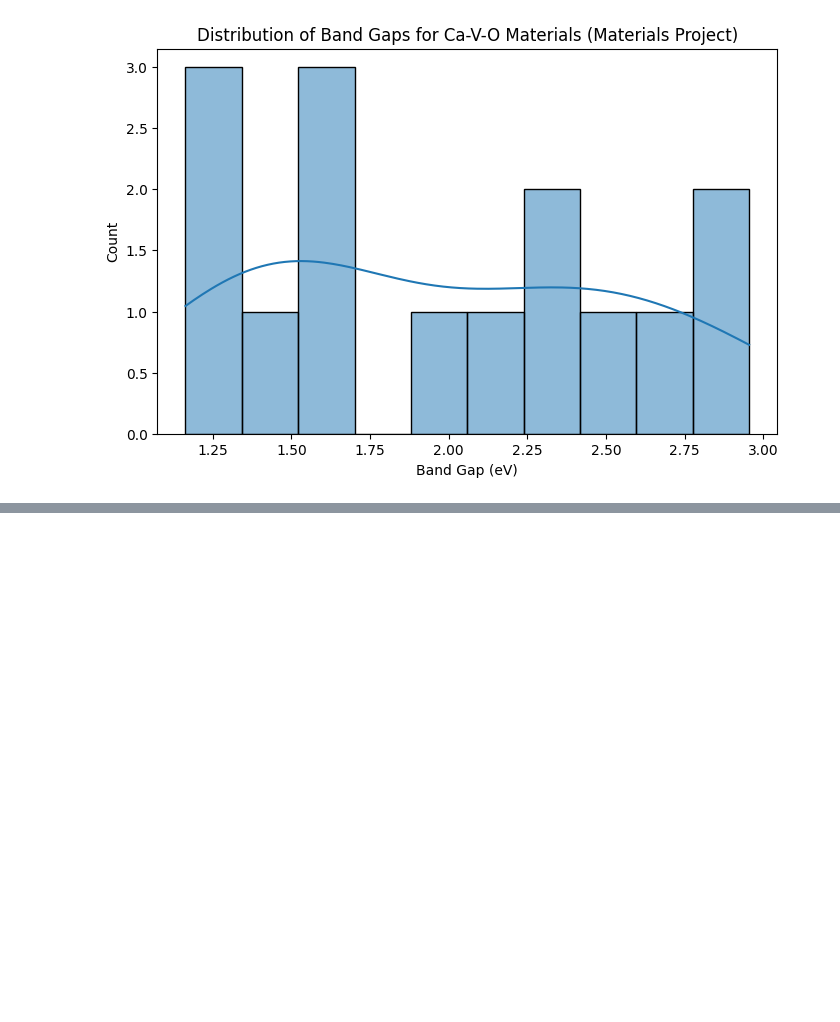
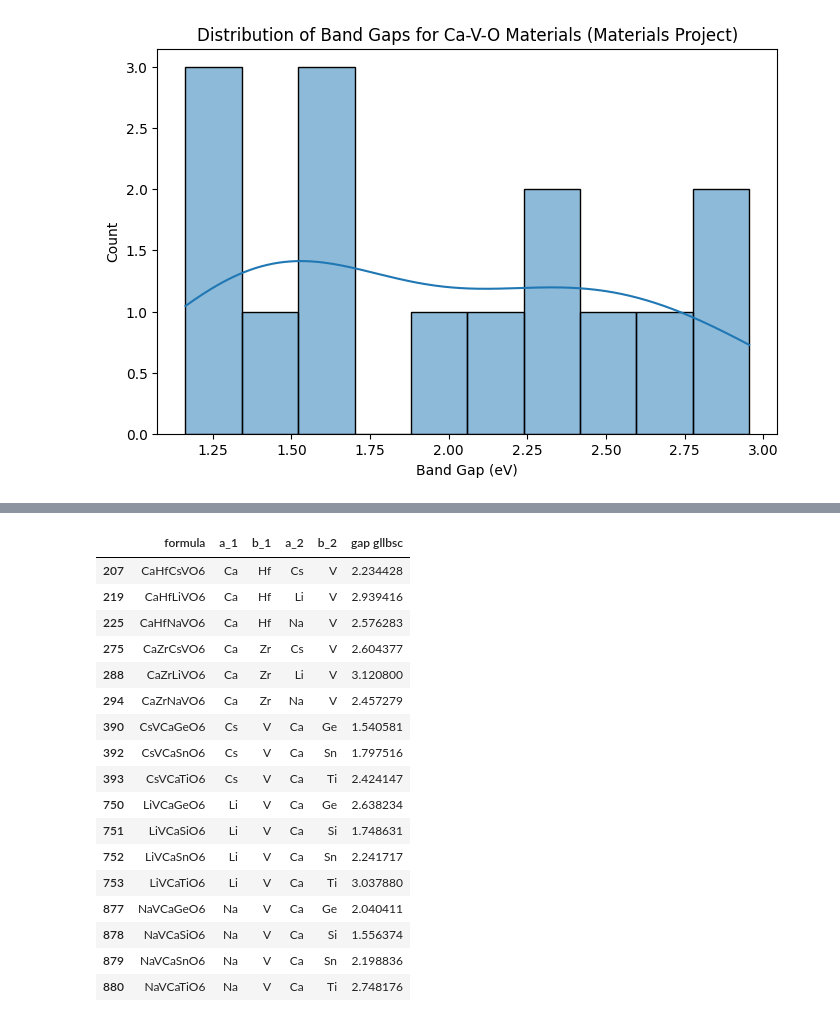
Before and after one commit to vmiranda4/materials-data-mining, a Jupyter notebook: tutorial/_build/jupyter_execute/data_mining/materials_scanning.ipynb, the cells around one changed output, grey strips where cells are left out. Cells and saved outputs as stored; diff of their text form; code cells hidden in the pictures; blank space fills up the shorter version.

```diff
--- a/tutorial/_build/jupyter_execute/data_mining/materials_scanning.ipynb
+++ b/tutorial/_build/jupyter_execute/data_mining/materials_scanning.ipynb
@@ -160,0 +435,21 @@ The matminer library provides curated datasets ready for materials informatics.
+# %%
+df_double_filtered
+# %% [output]
+|  | formula | a_1 | b_1 | a_2 | b_2 | gap gllbsc |
+| 207 | CaHfCsVO6 | Ca | Hf | Cs | V | 2.234428 |
+| 219 | CaHfLiVO6 | Ca | Hf | Li | V | 2.939416 |
+| 225 | CaHfNaVO6 | Ca | Hf | Na | V | 2.576283 |
+| 275 | CaZrCsVO6 | Ca | Zr | Cs | V | 2.604377 |
+| 288 | CaZrLiVO6 | Ca | Zr | Li | V | 3.120800 |
+| 294 | CaZrNaVO6 | Ca | Zr | Na | V | 2.457279 |
+| 390 | CsVCaGeO6 | Cs | V | Ca | Ge | 1.540581 |
+| 392 | CsVCaSnO6 | Cs | V | Ca | Sn | 1.797516 |
+| 393 | CsVCaTiO6 | Cs | V | Ca | Ti | 2.424147 |
+| 750 | LiVCaGeO6 | Li | V | Ca | Ge | 2.638234 |
+| 751 | LiVCaSiO6 | Li | V | Ca | Si | 1.748631 |
+| 752 | LiVCaSnO6 | Li | V | Ca | Sn | 2.241717 |
+| 753 | LiVCaTiO6 | Li | V | Ca | Ti | 3.037880 |
+| 877 | NaVCaGeO6 | Na | V | Ca | Ge | 2.040411 |
+| 878 | NaVCaSiO6 | Na | V | Ca | Si | 1.556374 |
+| 879 | NaVCaSnO6 | Na | V | Ca | Sn | 2.198836 |
+| 880 | NaVCaTiO6 | Na | V | Ca | Ti | 2.748176 |
```
Also changed, not shown: parts of 31 cells of this notebook, 12 other files.
